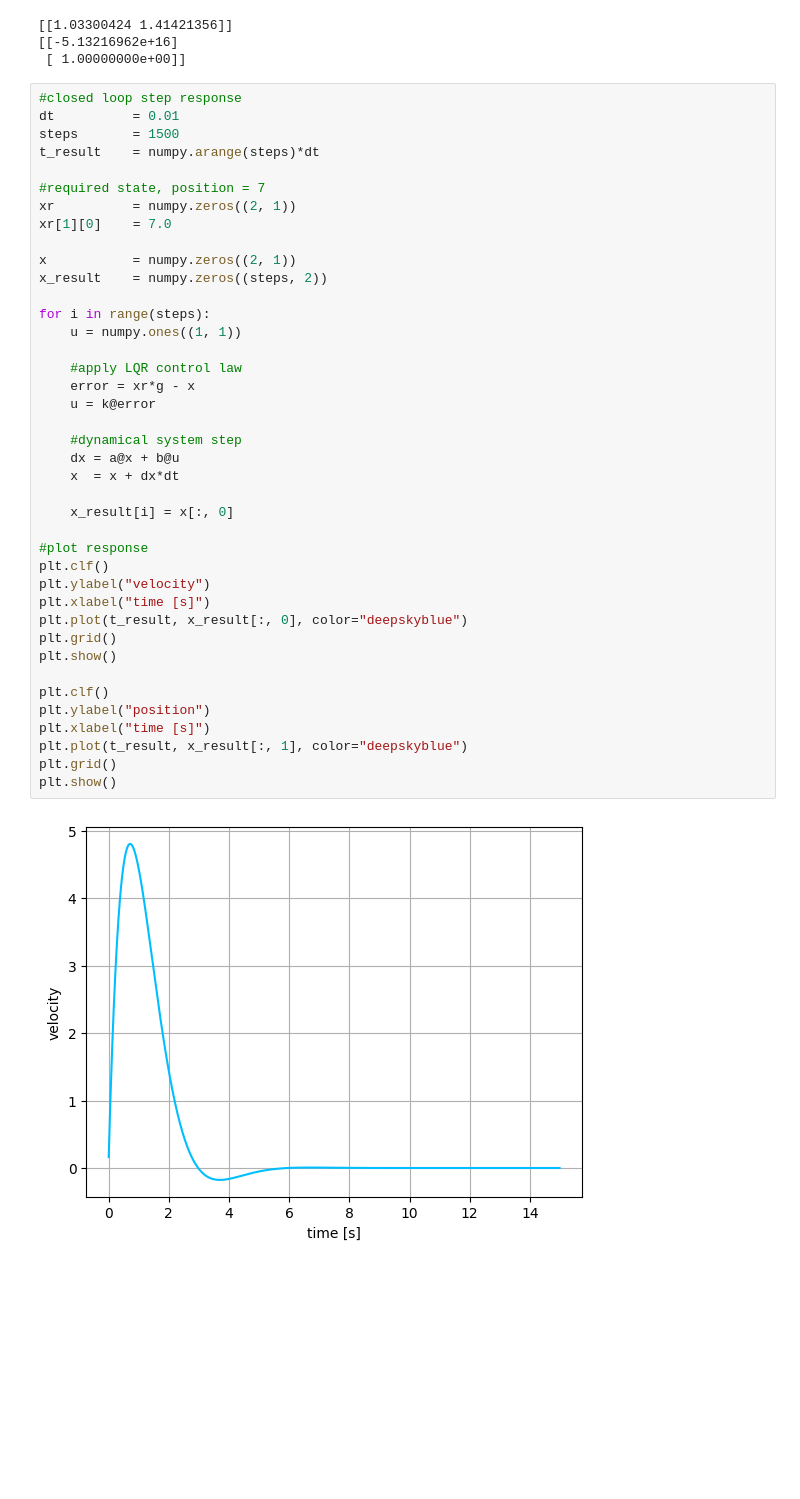
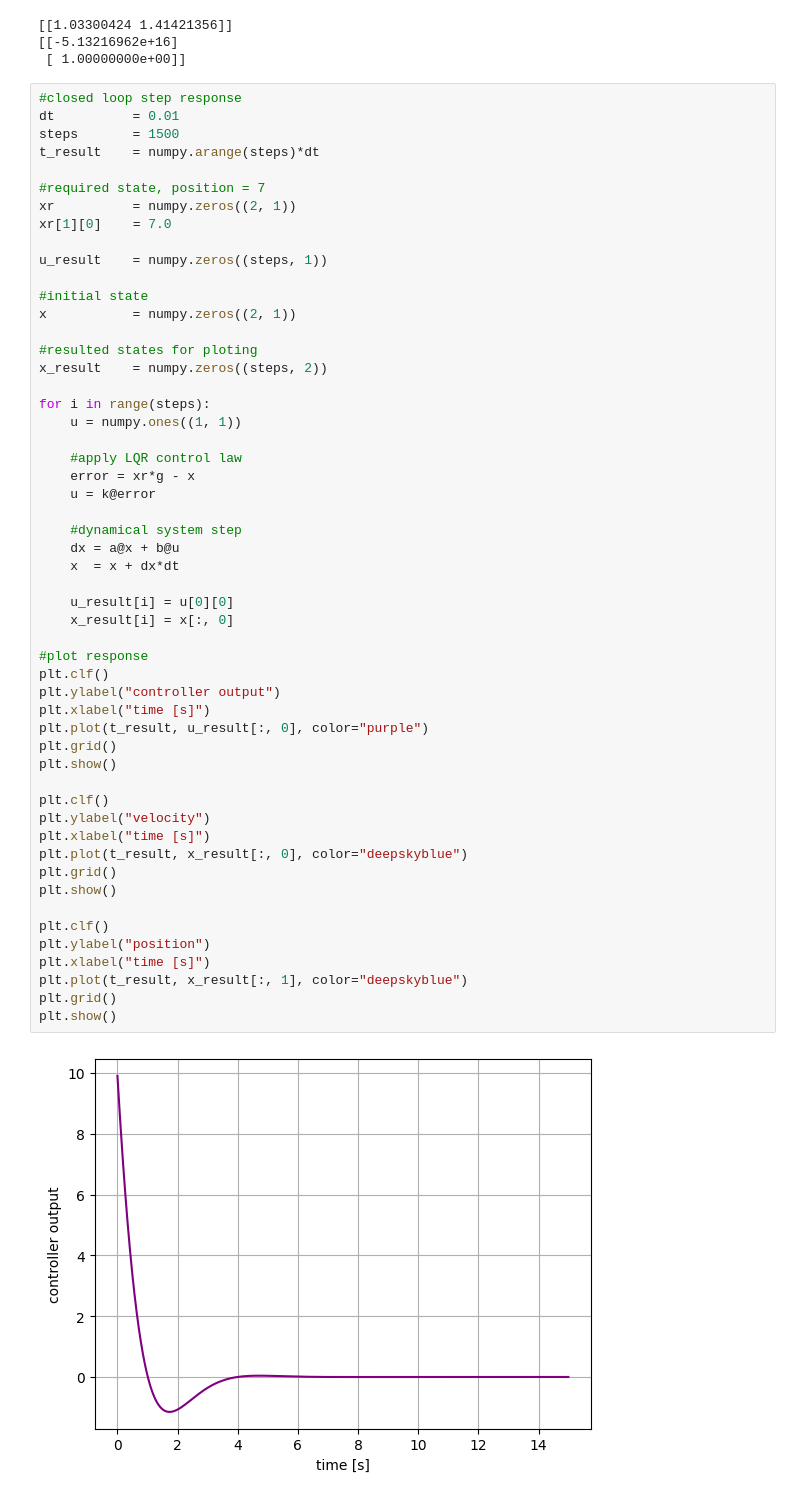
Before and after one commit to michalnand/libs_control, a Jupyter notebook: tutorials/01_lqr_servo.ipynb, the cells around one changed output. Drawn from its saved outputs; the diff is of its cells as text; blank space fills up the shorter version.

```diff
--- a/tutorials/01_lqr_servo.ipynb
+++ b/tutorials/01_lqr_servo.ipynb
@@ -98,35 +99,48 @@ t_result    = numpy.arange(steps)*dt
 xr          = numpy.zeros((2, 1))
 xr[1][0]    = 7.0
 
+u_result    = numpy.zeros((steps, 1))
+
+#initial state
 x           = numpy.zeros((2, 1))
+
+#resulted states for ploting
 x_result    = numpy.zeros((steps, 2))
 
 for i in range(steps):
     u = numpy.ones((1, 1))
 
     #apply LQR control law
     error = xr*g - x
     u = k@error
 
     #dynamical system step
     dx = a@x + b@u
     x  = x + dx*dt
 
+    u_result[i] = u[0][0]
     x_result[i] = x[:, 0]
 
 #plot response
+plt.clf()
+plt.ylabel("controller output")
+plt.xlabel("time [s]")
+plt.plot(t_result, u_result[:, 0], color="purple")
+plt.grid()
+plt.show()
+
 plt.clf()
 plt.ylabel("velocity")
 plt.xlabel("time [s]")
 plt.plot(t_result, x_result[:, 0], color="deepskyblue")
 plt.grid()
 plt.show()
 
 plt.clf()
 plt.ylabel("position")
 plt.xlabel("time [s]")
 plt.plot(t_result, x_result[:, 1], color="deepskyblue")
 plt.grid()
 plt.show()
 # %% [output]
-[figure, old version]
+[figure, new version]
```
Also changed, not shown: parts of 2 cells of this notebook.
